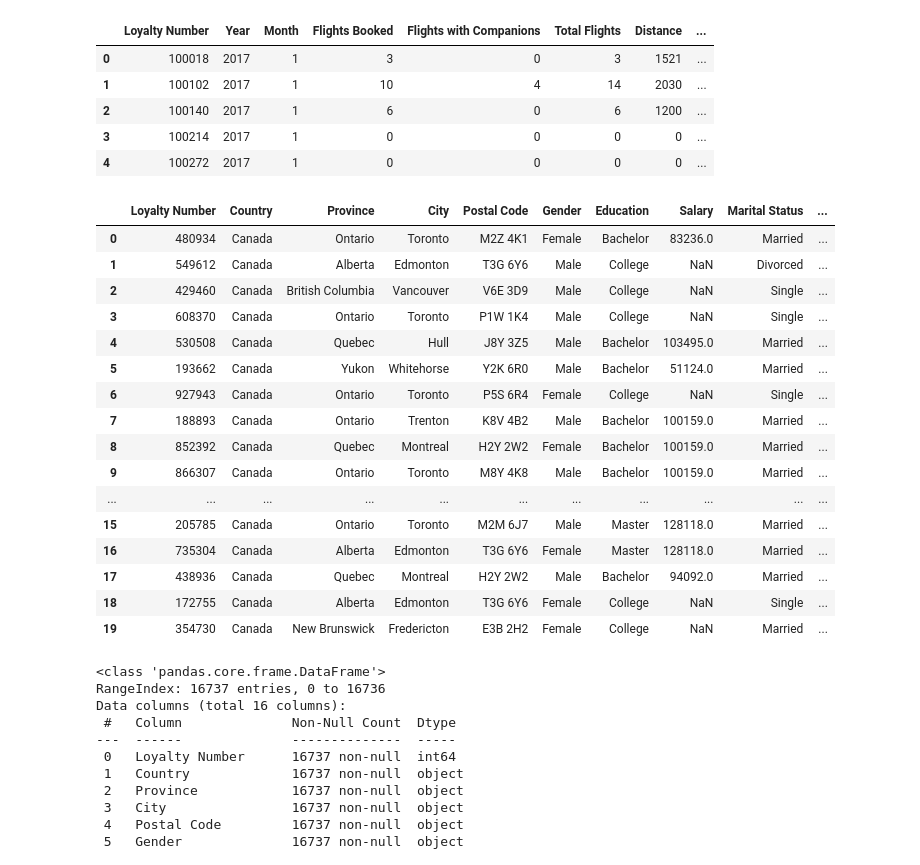
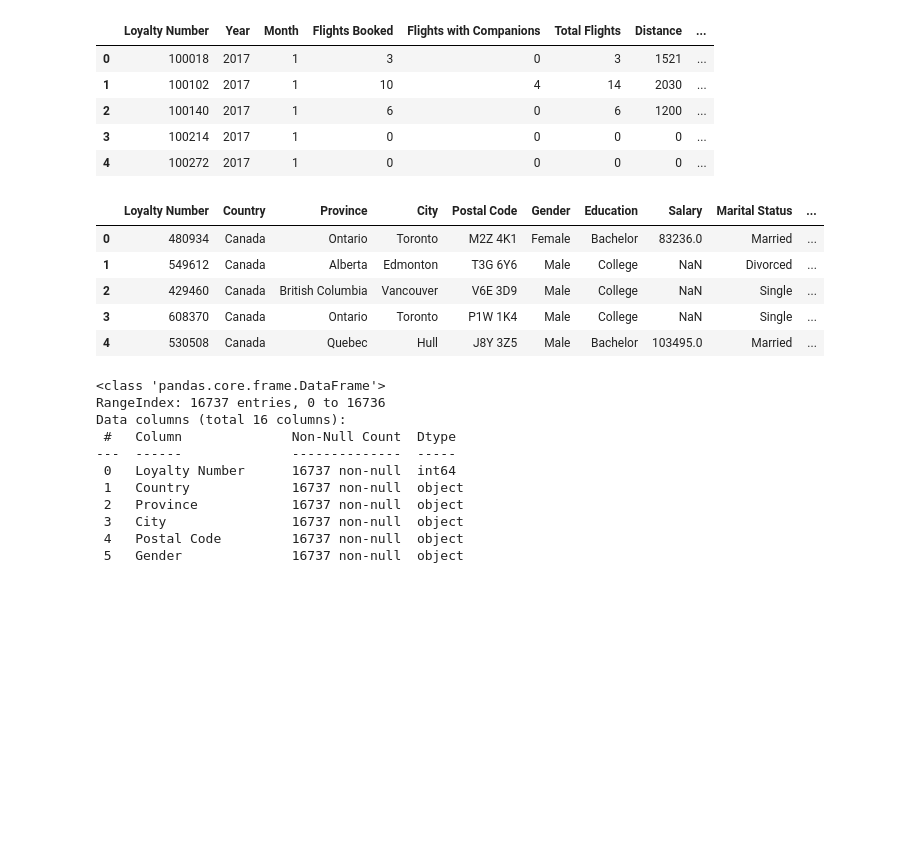
Before and after one commit to djalmarodriguess/Analise_Campanha_de_Marketing, a Jupyter notebook: main.ipynb, the cells around one changed output. Drawn from its saved outputs; the diff is of its cells as text; code cells hidden in the pictures; blank space fills up the shorter version.

```diff
--- a/main.ipynb
+++ b/main.ipynb
@@ -34,25 +36,14 @@ data_flight.head()
 | 3 | 100214 | 2017 | 1 | 0 | 0 | 0 | 0 | ... |
 | 4 | 100272 | 2017 | 1 | 0 | 0 | 0 | 0 | ... |
 # %%
-data_history.head(20)
+data_history.head()
 # %% [output]
 |  | Loyalty Number | Country | Province | City | Postal Code | Gender | Education | Salary | Marital Status | ... |
 | 0 | 480934 | Canada | Ontario | Toronto | M2Z 4K1 | Female | Bachelor | 83236.0 | Married | ... |
 | 1 | 549612 | Canada | Alberta | Edmonton | T3G 6Y6 | Male | College | NaN | Divorced | ... |
 | 2 | 429460 | Canada | British Columbia | Vancouver | V6E 3D9 | Male | College | NaN | Single | ... |
 | 3 | 608370 | Canada | Ontario | Toronto | P1W 1K4 | Male | College | NaN | Single | ... |
 | 4 | 530508 | Canada | Quebec | Hull | J8Y 3Z5 | Male | Bachelor | 103495.0 | Married | ... |
-| 5 | 193662 | Canada | Yukon | Whitehorse | Y2K 6R0 | Male | Bachelor | 51124.0 | Married | ... |
-| 6 | 927943 | Canada | Ontario | Toronto | P5S 6R4 | Female | College | NaN | Single | ... |
-| 7 | 188893 | Canada | Ontario | Trenton | K8V 4B2 | Male | Bachelor | 100159.0 | Married | ... |
-| 8 | 852392 | Canada | Quebec | Montreal | H2Y 2W2 | Female | Bachelor | 100159.0 | Married | ... |
-| 9 | 866307 | Canada | Ontario | Toronto | M8Y 4K8 | Male | Bachelor | 100159.0 | Married | ... |
-| ... | ... | ... | ... | ... | ... | ... | ... | ... | ... | ... |
-| 15 | 205785 | Canada | Ontario | Toronto | M2M 6J7 | Male | Master | 128118.0 | Married | ... |
-| 16 | 735304 | Canada | Alberta | Edmonton | T3G 6Y6 | Female | Master | 128118.0 | Married | ... |
-| 17 | 438936 | Canada | Quebec | Montreal | H2Y 2W2 | Male | Bachelor | 94092.0 | Married | ... |
-| 18 | 172755 | Canada | Alberta | Edmonton | T3G 6Y6 | Female | College | NaN | Single | ... |
-| 19 | 354730 | Canada | New Brunswick | Fredericton | E3B 2H2 | Female | College | NaN | Married | ... |
 # %%
 data_history.info()
 # %% [output]
```
Also changed, not shown: parts of 39 cells of this notebook.
